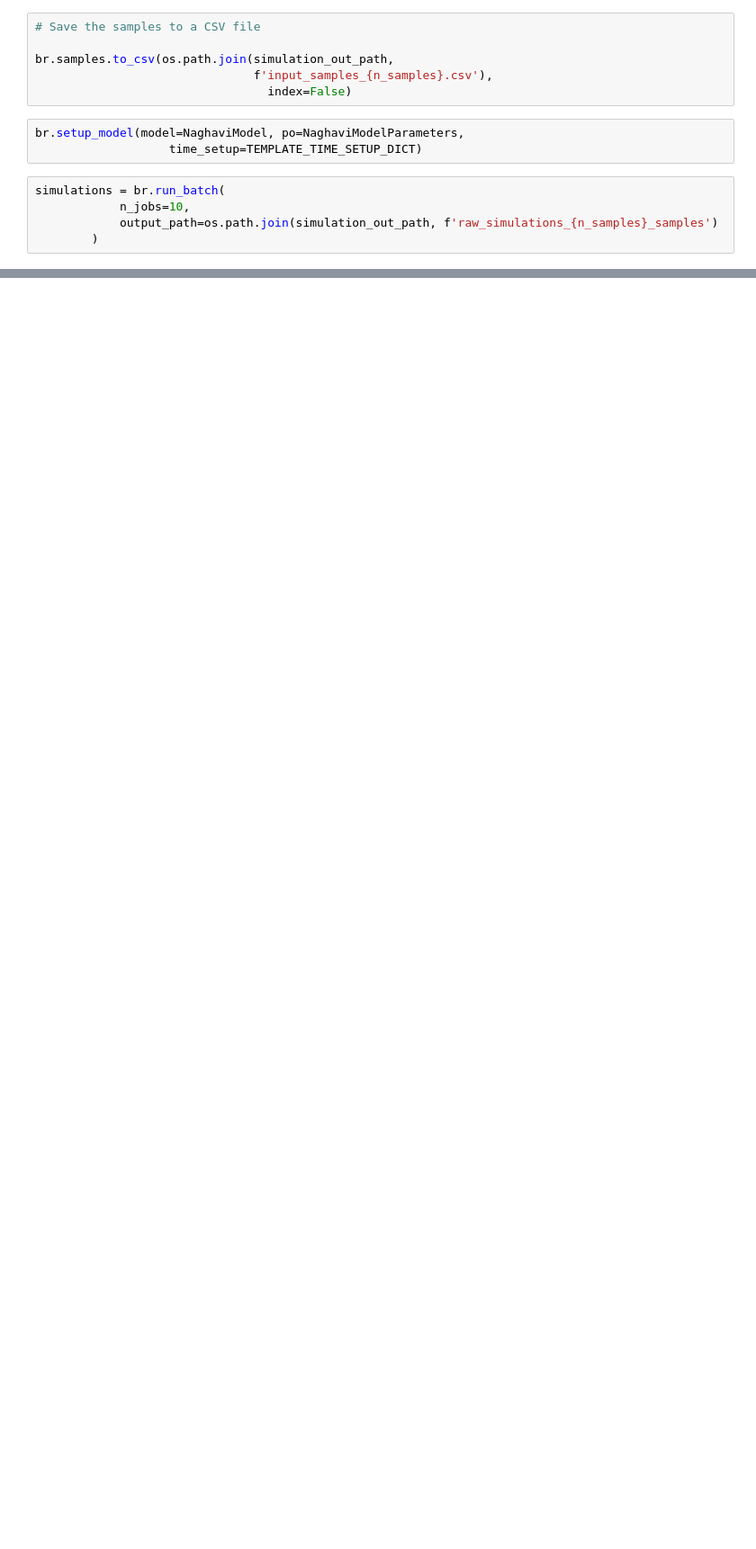
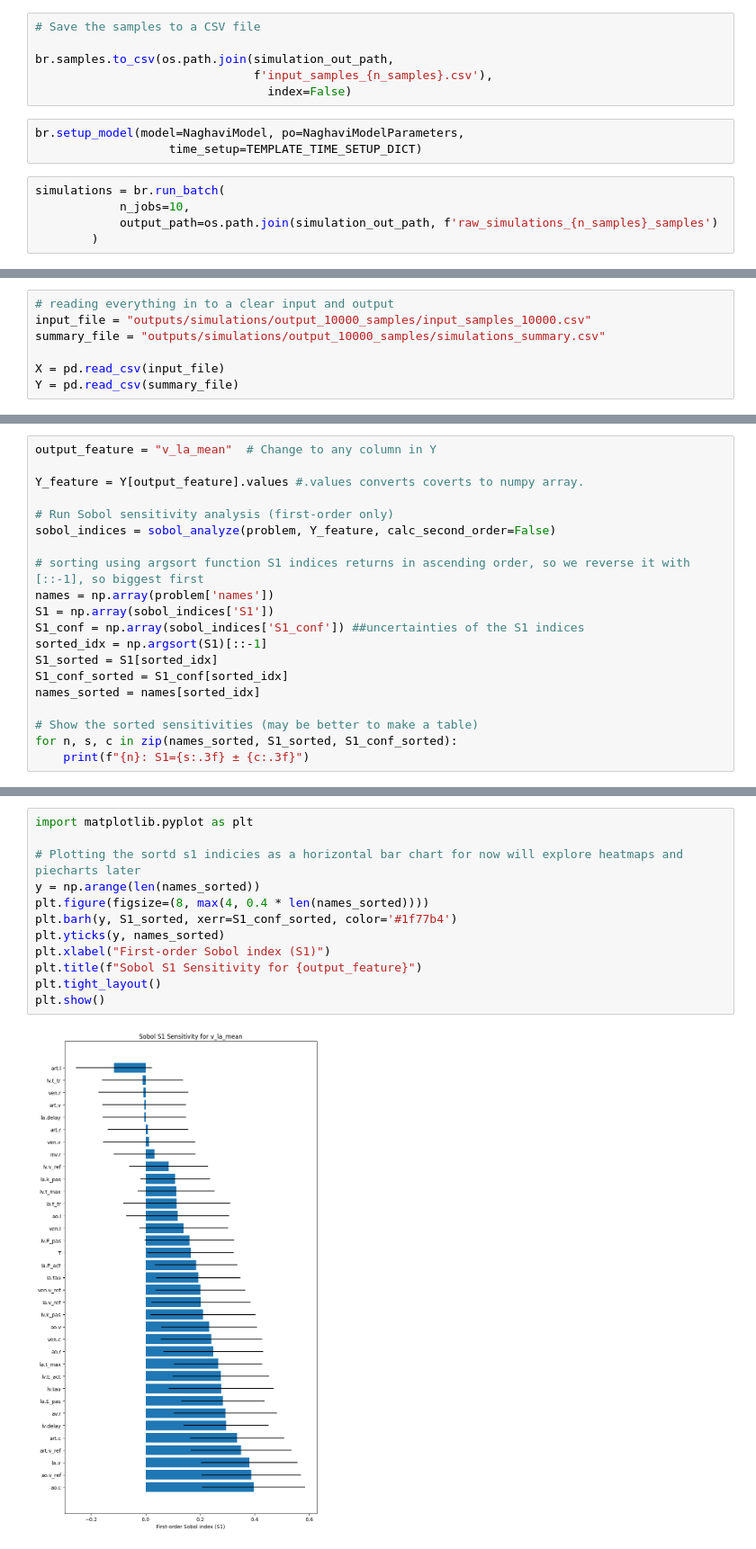
Before and after one commit to alan-turing-institute/comparative-gsa, a Jupyter notebook: sandbox/direct_pipeline.ipynb, the cells around one changed output, grey strips where cells are left out. Shown at 90% size. Drawn from its saved outputs; the diff is of its cells as text; blank space fills up the shorter version.

```diff
--- a/sandbox/direct_pipeline.ipynb
+++ b/sandbox/direct_pipeline.ipynb
@@ -149 +147,8 @@ Simulation 15 done.
 Saved as simulation_summary.csv
+# %%
+# reading everything in to a clear input and output
+input_file = "outputs/simulations/output_10000_samples/input_samples_10000.csv"
+summary_file = "outputs/simulations/output_10000_samples/simulations_summary.csv"
+
+X = pd.read_csv(input_file)
+Y = pd.read_csv(summary_file)
@@ -149,0 +188,20 @@ Saved as simulation_summary.csv
+# %%
+output_feature = "v_la_mean"  # Change to any column in Y
+
+Y_feature = Y[output_feature].values #.values converts coverts to numpy array.
+
+# Run Sobol sensitivity analysis (first-order only)
+sobol_indices = sobol_analyze(problem, Y_feature, calc_second_order=False)
+
+# sorting using argsort function S1 indices returns in ascending order, so we reverse it with [::-1], so biggest first
+names = np.array(problem['names'])
+S1 = np.array(sobol_indices['S1'])
+S1_conf = np.array(sobol_indices['S1_conf']) ##uncertainties of the S1 indices
+sorted_idx = np.argsort(S1)[::-1]
+S1_sorted = S1[sorted_idx]
+S1_conf_sorted = S1_conf[sorted_idx]
+names_sorted = names[sorted_idx]
+
+# Show the sorted sensitivities (may be better to make a table)
+for n, s, c in zip(names_sorted, S1_sorted, S1_conf_sorted):
+    print(f"{n}: S1={s:.3f} ± {c:.3f}")
@@ -149,0 +226,14 @@ Saved as simulation_summary.csv
+# %%
+import matplotlib.pyplot as plt
+
+# Plotting the sortd s1 indicies as a horizontal bar chart for now will explore heatmaps and piecharts later
+y = np.arange(len(names_sorted))
+plt.figure(figsize=(8, max(4, 0.4 * len(names_sorted))))
+plt.barh(y, S1_sorted, xerr=S1_conf_sorted, color='#1f77b4')
+plt.yticks(y, names_sorted)
+plt.xlabel("First-order Sobol index (S1)")
+plt.title(f"Sobol S1 Sensitivity for {output_feature}")
+plt.tight_layout()
+plt.show()
+# %% [output]
+[figure, added]
```
Also changed, not shown: parts of 10 cells of this notebook.
